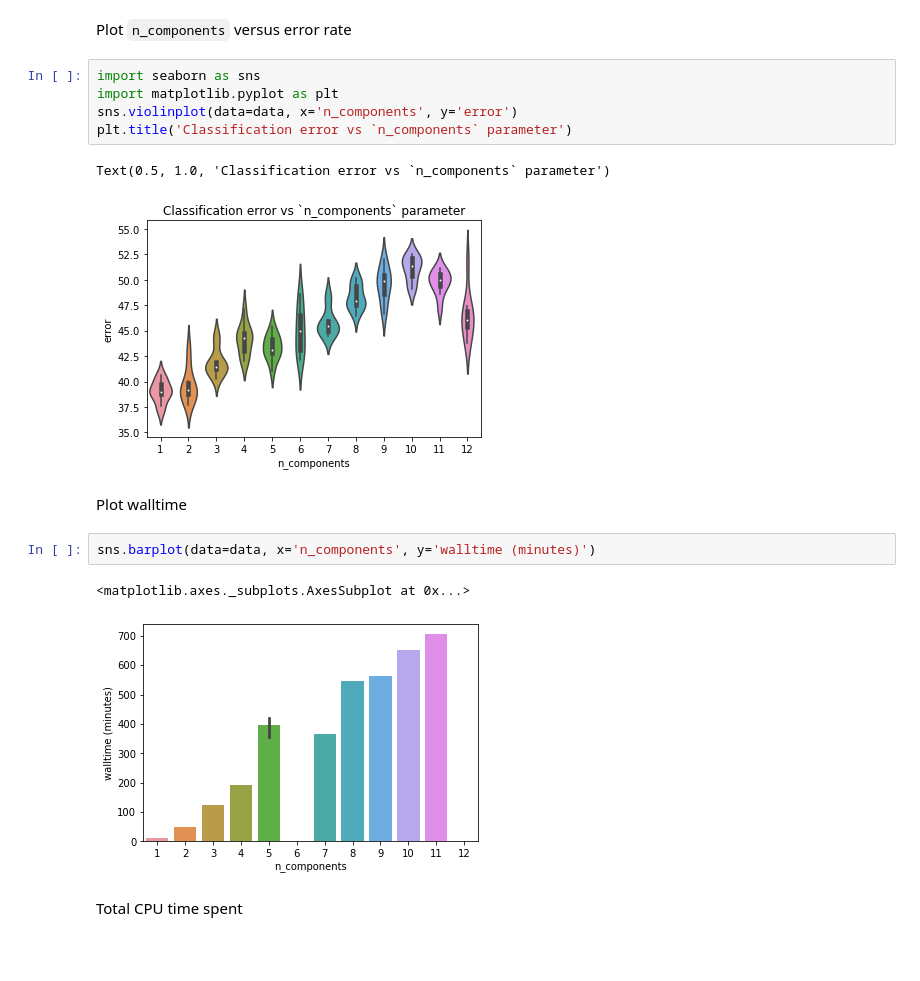
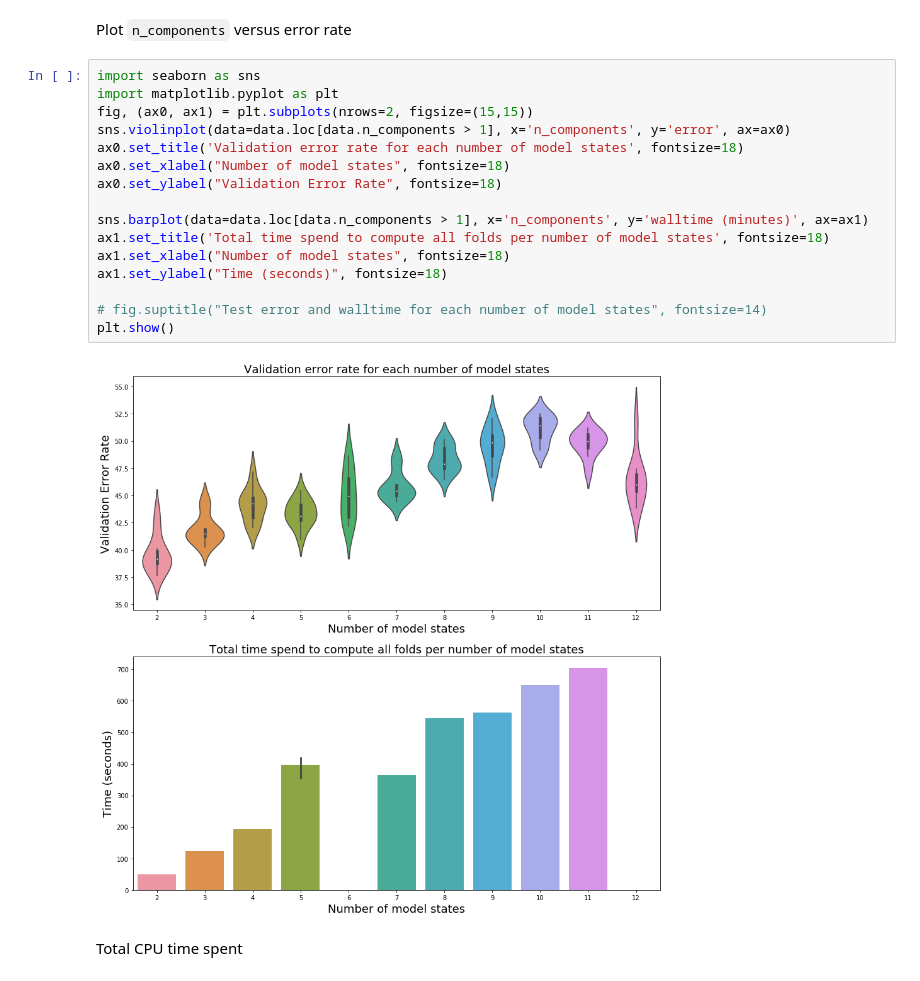
Before and after one commit to dunnkers/music-key-classification, a Jupyter notebook: src/peregrine_results.ipynb, the cells around one changed output. Drawn from its saved outputs; the diff is of its cells as text; blank space fills up the shorter version.

Commit message:
merged notebooks and made compatible and add graph comparing naive and hmm

```diff
--- a/src/peregrine_results.ipynb
+++ b/src/peregrine_results.ipynb
@@ -43,21 +43,24 @@ data['walltime (minutes)'] = to_minutes(data['walltime'])
 data['cputime (minutes)'] = to_minutes(data['cputime'])
 # %% [markdown]
 Plot `n_components` versus error rate
-# %%
-import seaborn as sns
-import matplotlib.pyplot as plt
-sns.violinplot(data=data, x='n_components', y='error')
-plt.title('Classification error vs `n_components` parameter')
-# %% [output]
-Text(0.5, 1.0, 'Classification error vs `n_components` parameter')
-[figure, removed]
-# %% [markdown]
-Plot walltime
-# %%
-sns.barplot(data=data, x='n_components', y='walltime (minutes)')
-# %% [output]
-<matplotlib.axes._subplots.AxesSubplot at 0x...>
-[figure, removed]
+# %%
+import seaborn as sns
+import matplotlib.pyplot as plt
+fig, (ax0, ax1) = plt.subplots(nrows=2, figsize=(15,15))
+sns.violinplot(data=data.loc[data.n_components > 1], x='n_components', y='error', ax=ax0)
+ax0.set_title('Validation error rate for each number of model states', fontsize=18)
+ax0.set_xlabel("Number of model states", fontsize=18)
+ax0.set_ylabel("Validation Error Rate", fontsize=18)
+
+sns.barplot(data=data.loc[data.n_components > 1], x='n_components', y='walltime (minutes)', ax=ax1)
+ax1.set_title('Total time spend to compute all folds per number of model states', fontsize=18)
+ax1.set_xlabel("Number of model states", fontsize=18)
+ax1.set_ylabel("Time (seconds)", fontsize=18)
+
+# fig.suptitle("Test error and walltime for each number of model states", fontsize=14)
+plt.show()
+# %% [output]
+[figure, added]
 # %% [markdown]
 Total CPU time spent
 # %%
```
Also changed, not shown: parts of 2 cells of this notebook, 3 other files.
